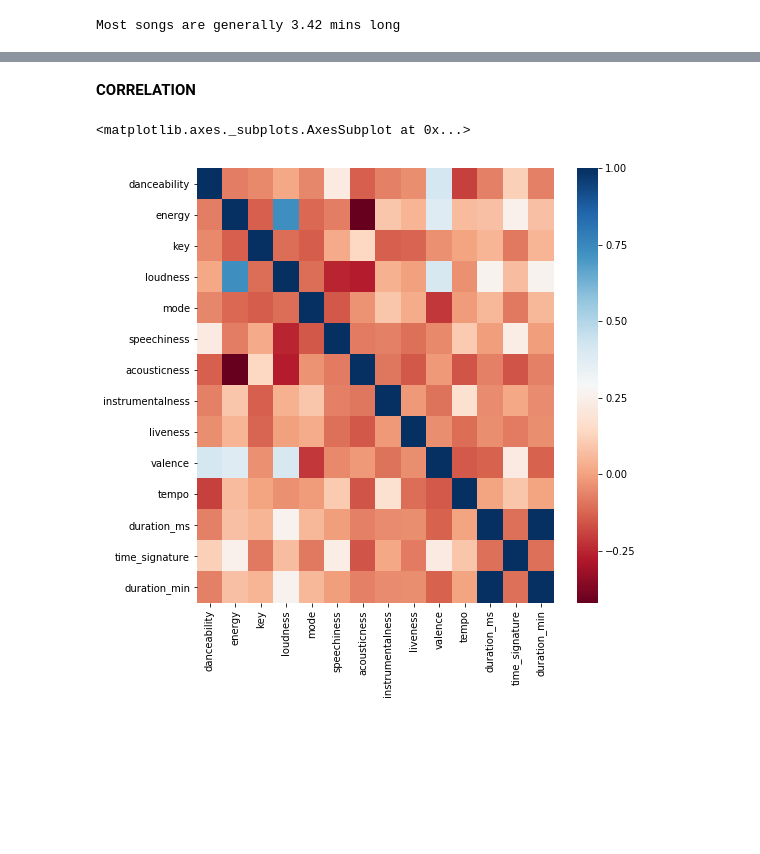
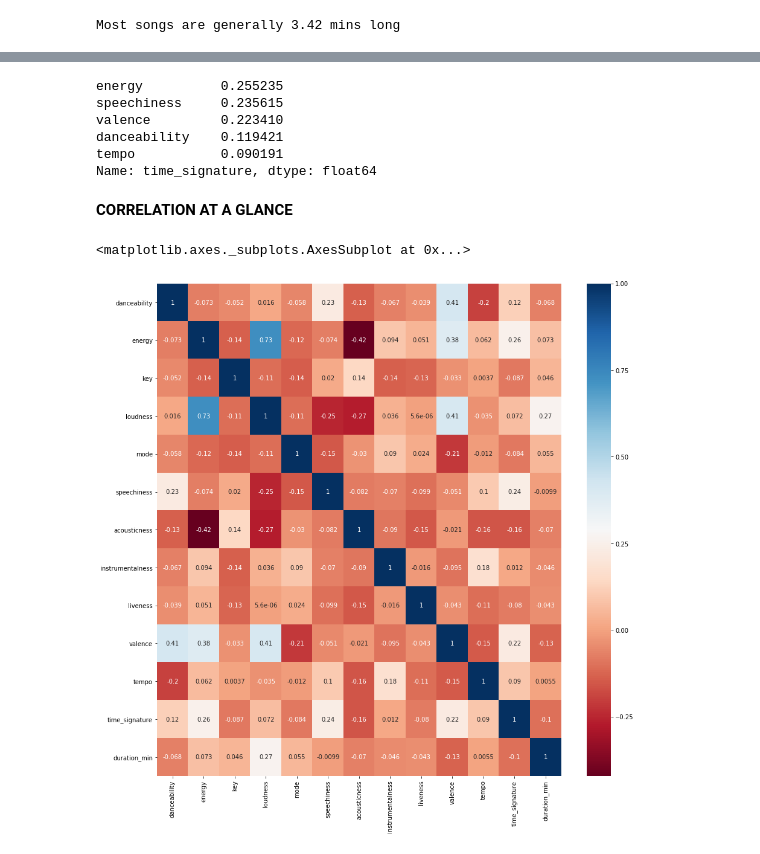
Before and after one commit to Ritvik19/Data-Tales, a Jupyter notebook: Spotify-2018/Spotify.ipynb, the cells around one changed output, grey strips where cells are left out. Saved outputs shown, nothing was run; the diff lists cells and outputs as text; code cells hidden in the pictures; blank space fills up the shorter version.

```diff
--- a/Spotify-2018/Spotify.ipynb
+++ b/Spotify-2018/Spotify.ipynb
@@ -225,6 +524,7 @@ pd.cut(data['tempo'],
 **DURATION**
 # %%
 data['duration_min'] = data['duration_ms'].apply(lambda x: x/(60*1000))
+data.drop(['duration_ms'], axis=1, inplace=True)
 # %%
 print('Longest Song')
 data.sort_values('duration_min', ascending=False)[['name', 'duration_min']].head(1).reset_index(drop=True)
@@ -251,8 +572,17 @@ Most songs are generally 3.42 mins long
+# %%
+correlations('time_signature', ['key', 'mode'])
+# %% [output]
+energy          0.255235
+speechiness     0.235615
+valence         0.223410
+danceability    0.119421
+tempo           0.090191
+Name: time_signature, dtype: float64
 # %% [markdown]
-**CORRELATION**
+**CORRELATION AT A GLANCE**
 # %%
-fig, ax = plt.subplots(figsize=(8,8))
-sns.heatmap(data.corr(),cmap="RdBu", ax=ax)
+fig, ax = plt.subplots(figsize=(15,15))
+sns.heatmap(data.corr(),cmap="RdBu", ax=ax, annot=True)
 # %% [output]
 <matplotlib.axes._subplots.AxesSubplot at 0x...>
-[figure, old version]
+[figure, new version]
```
Also changed, not shown: parts of 62 cells of this notebook.
